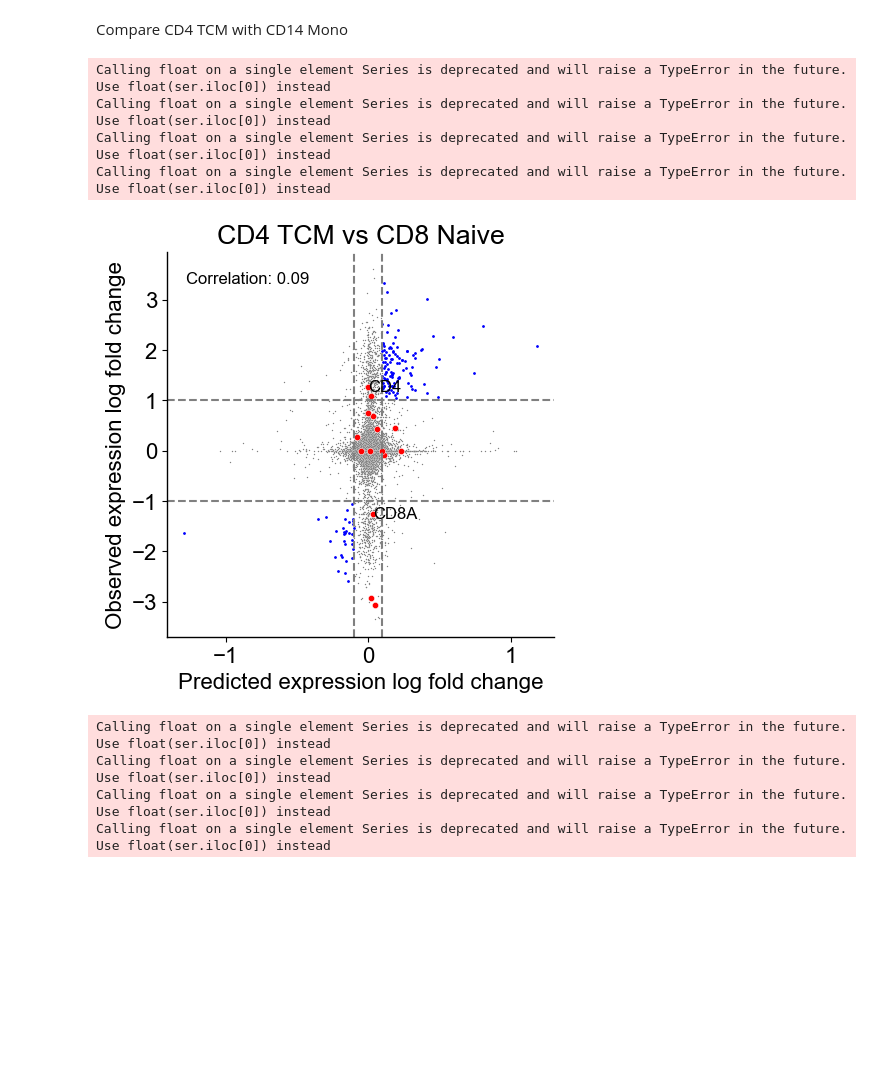
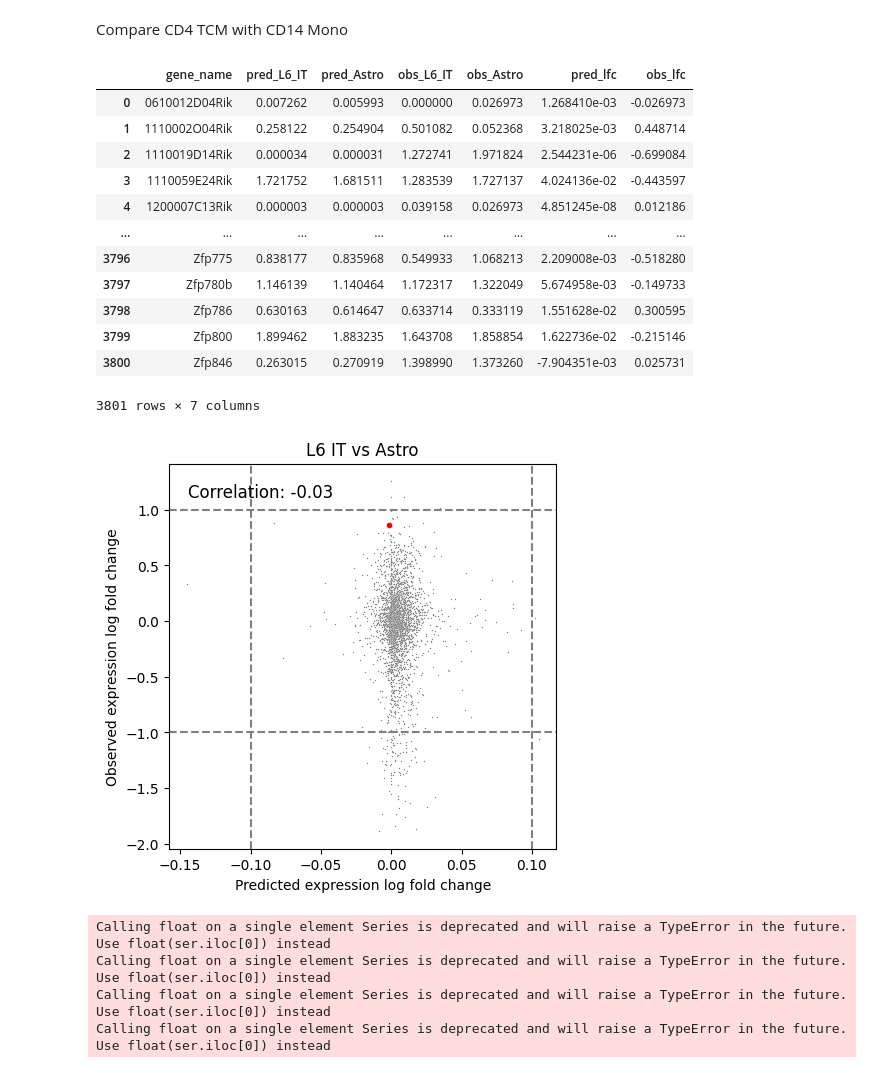
Before and after one commit to asunboi/get, a Jupyter notebook: pipeline2_aggr_preprocessing/finetune_batac_eval.ipynb, the cells around one changed output. Saved outputs shown, nothing was run; the diff lists cells and outputs as text; code cells hidden in the pictures; blank space fills up the shorter version.

```diff
--- a/pipeline2_aggr_preprocessing/finetune_batac_eval.ipynb
+++ b/pipeline2_aggr_preprocessing/finetune_batac_eval.ipynb
@@ -285,11 +286,11 @@ df
 Compare CD4 TCM with CD14 Mono
 # %%
 # get the celltype object based on the configuration
-celltype = 'cd4_tcm'
+celltype = 'L6 IT'
 cfg.dataset.leave_out_celltypes = celltype
 gene_annot_dict = {}
 # cd14_mono.zarr  cd4_naive.zarr  cd8_naive.zarr  cd8_tem_1.zarr  cd8_tem_2.zarr  csv_logs  gdt.zarr  intermediate_b.zarr  mait.zarr  memory_b.zarr  naive_b.zarr
-for celltype in ['cd4_tcm', 'cd14_mono', 'cd8_naive']:
+for celltype in ["L6 IT", "Astro", "Endo"]:
     try:
         cfg.dataset.leave_out_celltypes = celltype
         hydra_celltype = GETHydraCellType.from_config(cfg, celltype=celltype) # if you ran the predict stage multiple times on different celltypes, you can specify the celltype you want to load here
@@ -303,15 +304,15 @@ for celltype in ['cd4_tcm', 'cd14_mono', 'cd8_naive']:
 import numpy as np
 import pandas as pd
 
-common_gene_list = set(gene_annot_dict['cd4_tcm'].index)
-for celltype in ['cd4_tcm', 'cd8_naive', 'cd14_mono']:
+common_gene_list = set(gene_annot_dict['L6 IT'].index)
+for celltype in ["L6 IT", "Astro", "Endo"]:
     try:
         common_gene_list = common_gene_list.intersection(set(gene_annot_dict[celltype].index))
     except Exception as e:
         print(f"Error loading {celltype}: {e}")
         continue
 # then collect the expression
-for celltype in ['cd4_tcm', 'cd8_naive', 'cd14_mono']:
+for celltype in ["L6 IT", "Astro", "Endo"]:
     try:
         gene_annot_dict[celltype] = gene_annot_dict[celltype].loc[np.array(common_gene_list)]
     except Exception as e:
@@ -319,40 +320,54 @@ for celltype in ['cd4_tcm', 'cd8_naive', 'cd14_mono']:
         continue
 # make a dataframe with the expression in each celltype for all genes
 # %%
-merged_cd4_tcm_cd8_naive = pd.merge(gene_annot_dict['cd4_tcm'], gene_annot_dict['cd8_naive'], on=['gene_name', 'Start'], suffixes=('_cd4_tcm', '_cd8_naive'))
-merged_cd4_tcm_cd14_mono = pd.merge(gene_annot_dict['cd4_tcm'], gene_annot_dict['cd14_mono'], on=['gene_name', 'Start'], suffixes=('_cd4_tcm', '_cd14_mono'))
+merged_L6_IT_Astro = pd.merge(gene_annot_dict['L6 IT'], gene_annot_dict['Astro'], on=['gene_name', 'Start'], suffixes=('_L6_IT', '_Astro'))
+#merged_cd4_tcm_cd14_mono = pd.merge(gene_annot_dict['cd4_tcm'], gene_annot_dict['cd14_mono'], on=['gene_name', 'Start'], suffixes=('_cd4_tcm', '_cd14_mono'))
+# %%
+merged_L6_IT_Astro
+# %% [output]
+|  | gene_name | pred_L6_IT | pred_Astro | obs_L6_IT | obs_Astro | pred_lfc | obs_lfc |
+| 0 | 0610012D04Rik | 0.007262 | 0.005993 | 0.000000 | 0.026973 | 1.268410e-03 | -0.026973 |
+| 1 | 1110002O04Rik | 0.258122 | 0.254904 | 0.501082 | 0.052368 | 3.218025e-03 | 0.448714 |
+| 2 | 1110019D14Rik | 0.000034 | 0.000031 | 1.272741 | 1.971824 | 2.544231e-06 | -0.699084 |
+| 3 | 1110059E24Rik | 1.721752 | 1.681511 | 1.283539 | 1.727137 | 4.024136e-02 | -0.443597 |
+| 4 | 1200007C13Rik | 0.000003 | 0.000003 | 0.039158 | 0.026973 | 4.851245e-08 | 0.012186 |
+| ... | ... | ... | ... | ... | ... | ... | ... |
+| 3796 | Zfp775 | 0.838177 | 0.835968 | 0.549933 | 1.068213 | 2.209008e-03 | -0.518280 |
+| 3797 | Zfp780b | 1.146139 | 1.140464 | 1.172317 | 1.322049 | 5.674958e-03 | -0.149733 |
+| 3798 | Zfp786 | 0.630163 | 0.614647 | 0.633714 | 0.333119 | 1.551628e-02 | 0.300595 |
+| 3799 | Zfp800 | 1.899462 | 1.883235 | 1.643708 | 1.858854 | 1.622736e-02 | -0.215146 |
+| 3800 | Zfp846 | 0.263015 | 0.270919 | 1.398990 | 1.373260 | -7.904351e-03 | 0.025731 |
+3801 rows × 7 columns
 # %%
-merged_cd4_tcm_cd8_naive = merged_cd4_tcm_cd8_naive[['gene_name', 'pred_cd4_tcm', 'pred_cd8_naive', 'obs_cd4_tcm', 'obs_cd8_naive']].groupby('gene_name').max().reset_index()
+marker_genes = ['C1ql3', 'Cdh13', 'Il1rapl2', 'Zfp804b', 'Dscaml1', 'Slit3', 'Galnt14', 'Nell2', 'Ak5', 'Cck']
+
+merged_L6_IT_Astro = merged_L6_IT_Astro[['gene_name', 'pred_L6_IT', 'pred_Astro', 'obs_L6_IT', 'obs_Astro']].groupby('gene_name').max().reset_index()
 # merged = merged.query('obs_cd4_tcm>0 or obs_cd8_naive>0')
-merged_cd4_tcm_cd8_naive['pred_lfc'] = merged_cd4_tcm_cd8_naive['pred_cd4_tcm'] - merged_cd4_tcm_cd8_naive['pred_cd8_naive']
-merged_cd4_tcm_cd8_naive['obs_lfc'] = merged_cd4_tcm_cd8_naive['obs_cd4_tcm'] - merged_cd4_tcm_cd8_naive['obs_cd8_naive']
-merged_cd4_tcm_cd8_naive['marker_genes'] = merged_cd4_tcm_cd8_naive['gene_name'].isin(marker_genes)
+merged_L6_IT_Astro['pred_lfc'] = merged_L6_IT_Astro['pred_L6_IT'] - merged_L6_IT_Astro['pred_Astro']
+merged_L6_IT_Astro['obs_lfc'] = merged_L6_IT_Astro['obs_L6_IT'] - merged_L6_IT_Astro['obs_Astro']
+merged_L6_IT_Astro['marker_genes'] = merged_L6_IT_Astro['gene_name'].isin(marker_genes)
 fig, ax = plt.subplots(figsize=(5, 5))
-sns.scatterplot(data = merged_cd4_tcm_cd8_naive.query('~marker_genes'), x='pred_lfc', y='obs_lfc', s=1, alpha=1, color='gray', ax=ax)
-sns.scatterplot(data = merged_cd4_tcm_cd8_naive.query('marker_genes'), x='pred_lfc', y='obs_lfc', s=20, alpha=1, color='red', ax=ax)
-ax.set_title('CD4 TCM vs CD8 Naive')
+sns.scatterplot(data = merged_L6_IT_Astro.query('~marker_genes'), x='pred_lfc', y='obs_lfc', s=1, alpha=1, color='gray', ax=ax)
+sns.scatterplot(data = merged_L6_IT_Astro.query('marker_genes'), x='pred_lfc', y='obs_lfc', s=20, alpha=1, color='red', ax=ax)
+ax.set_title('L6 IT vs Astro')
 ax.set_xlabel('Predicted expression log fold change')
 ax.set_ylabel('Observed expression log fold change')
 # add correlation coefficient
-ax.text(0.05, 0.95, f'Correlation: {merged_cd4_tcm_cd8_naive["pred_lfc"].corr(merged_cd4_tcm_cd8_naive["obs_lfc"]):.2f}', transform=ax.transAxes, fontsize=12, verticalalignment='top')
+ax.text(0.05, 0.95, f'Correlation: {merged_L6_IT_Astro["pred_lfc"].corr(merged_L6_IT_Astro["obs_lfc"]):.2f}', transform=ax.transAxes, fontsize=12, verticalalignment='top')
 #add vline and hline at 1 and -1
 ax.axhline(y=1, color='gray', linestyle='--')
 ax.axhline(y=-1, color='gray', linestyle='--')
 ax.axvline(x=0.1, color='gray', linestyle='--')
 ax.axvline(x=-0.1, color='gray', linestyle='--')
 # highlight point outside the range
-ax.scatter(merged_cd4_tcm_cd8_naive.query('pred_lfc>0.1 & obs_lfc>1')['pred_lfc'], merged_cd4_tcm_cd8_naive.query('pred_lfc>0.1 & obs_lfc>1')['obs_lfc'], color='blue', s=1, alpha=1)
-ax.scatter(merged_cd4_tcm_cd8_naive.query('pred_lfc<-0.1 & obs_lfc<-1')['pred_lfc'], merged_cd4_tcm_cd8_naive.query('pred_lfc<-0.1 & obs_lfc<-1')['obs_lfc'], color='blue', s=1, alpha=1)
+ax.scatter(merged_L6_IT_Astro.query('pred_lfc>0.1 & obs_lfc>1')['pred_lfc'], merged_L6_IT_Astro.query('pred_lfc>0.1 & obs_lfc>1')['obs_lfc'], color='blue', s=1, alpha=1)
+ax.scatter(merged_L6_IT_Astro.query('pred_lfc<-0.1 & obs_lfc<-1')['pred_lfc'], merged_L6_IT_Astro.query('pred_lfc<-0.1 & obs_lfc<-1')['obs_lfc'], color='blue', s=1, alpha=1)
 # add [CD8A and CD4] to the plot
-for gene in ['CD8A', 'CD4']:
-    ax.text(merged_cd4_tcm_cd8_naive.query(f'gene_name=="{gene}"')['pred_lfc'], merged_cd4_tcm_cd8_naive.query(f'gene_name=="{gene}"')['obs_lfc'], gene, fontsize=12, verticalalignment='center')
+#for gene in ['CD8A', 'CD4']:
+    #ax.text(merged_L6_IT_Astro.query(f'gene_name=="{gene}"')['pred_lfc'], merged_L6_IT_Astro.query(f'gene_name=="{gene}"')['obs_lfc'], gene, fontsize=12, verticalalignment='center')
 plt.show()
 # %% [output]
-Calling float on a single element Series is deprecated and will raise a TypeError in the future. Use float(ser.iloc[0]) instead
-Calling float on a single element Series is deprecated and will raise a TypeError in the future. Use float(ser.iloc[0]) instead
-Calling float on a single element Series is deprecated and will raise a TypeError in the future. Use float(ser.iloc[0]) instead
-Calling float on a single element Series is deprecated and will raise a TypeError in the future. Use float(ser.iloc[0]) instead
-[figure, old version]
+[figure, new version]
 # %%
 merged_cd4_tcm_cd14_mono = merged_cd4_tcm_cd14_mono[['gene_name', 'pred_cd4_tcm', 'pred_cd14_mono', 'obs_cd4_tcm', 'obs_cd14_mono']].groupby('gene_name').max().reset_index()
 # merged = merged.query('obs_cd4_tcm>0 or obs_cd8_naive>0')
```
Also changed, not shown: parts of 6 cells of this notebook, 1 other file.
